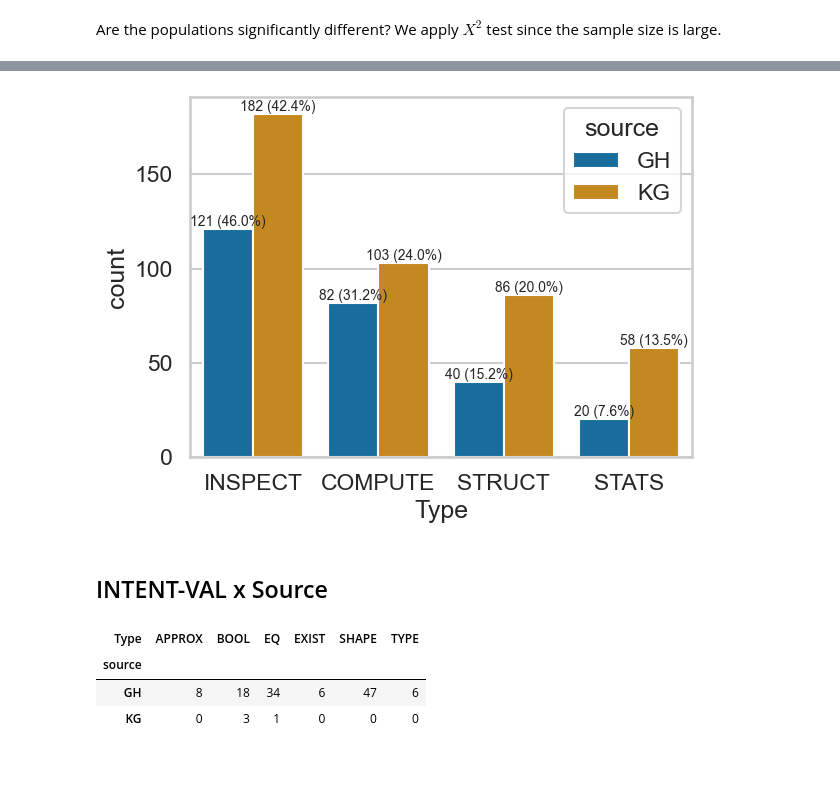
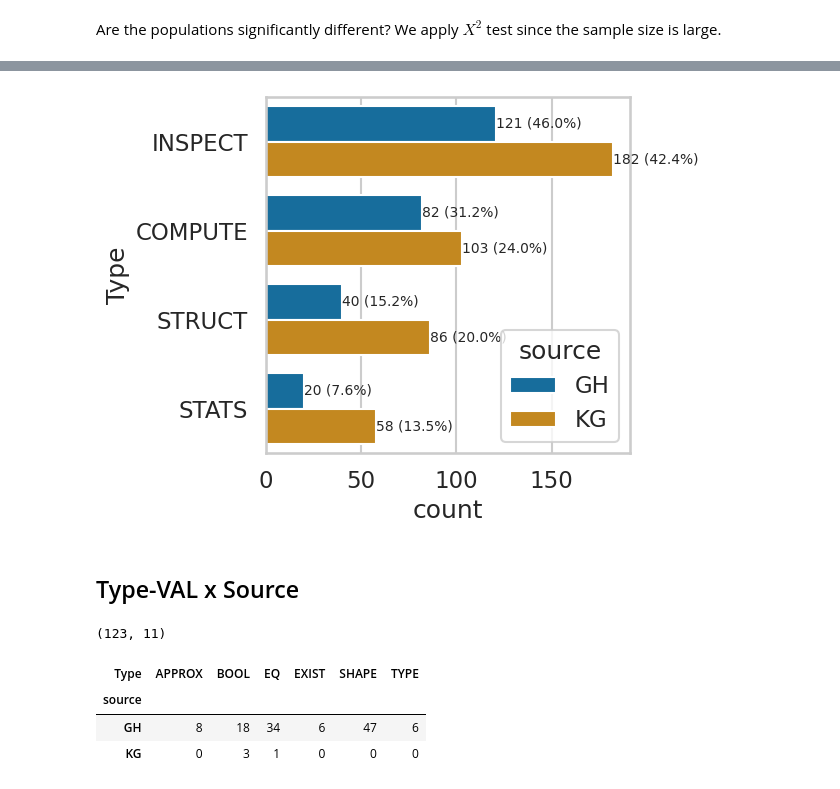
Before and after one commit to arumoy-shome/shome2023notebook, a Jupyter notebook: notebooks/results.ipynb, the cells around one changed output, grey strips where cells are left out. Drawn from its saved outputs; the diff is of its cells as text; code cells hidden in the pictures.

```diff
--- a/notebooks/results.ipynb
+++ b/notebooks/results.ipynb
@@ -156,19 +177,22 @@ expected_freq:
 # %%
 ax = sns.countplot(
     data=d,
-    x="Type",
+    y="Type",
     order=d["Type"].value_counts().index,
     hue="source",
 )
-annot_count_with_percent(ax)
+annot_count_with_percent(ax, orient='h')
 ax.get_figure().tight_layout()
 ax.get_figure().savefig("report/distribution-intent-exp.pdf")
 # %% [output]
-[figure, old version]
+[figure, new version]
 # %% [markdown]
-## INTENT-VAL x Source
+## Type-VAL x Source
 # %%
 d = data[data["Intent"] == "VAL"]
+d.shape
+# %% [output]
+(123, 11)
 # %%
 freq, pct = counts(d["source"], d["Type"])
 freq
```
Also changed, not shown: parts of 42 cells of this notebook, 6 other files.
